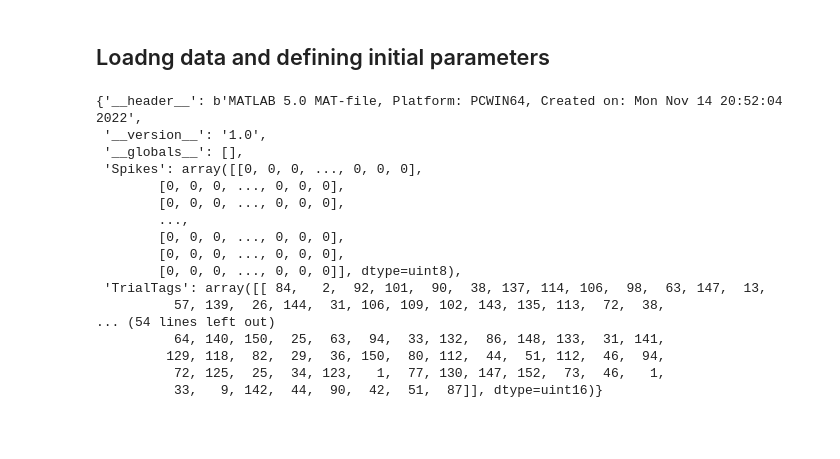
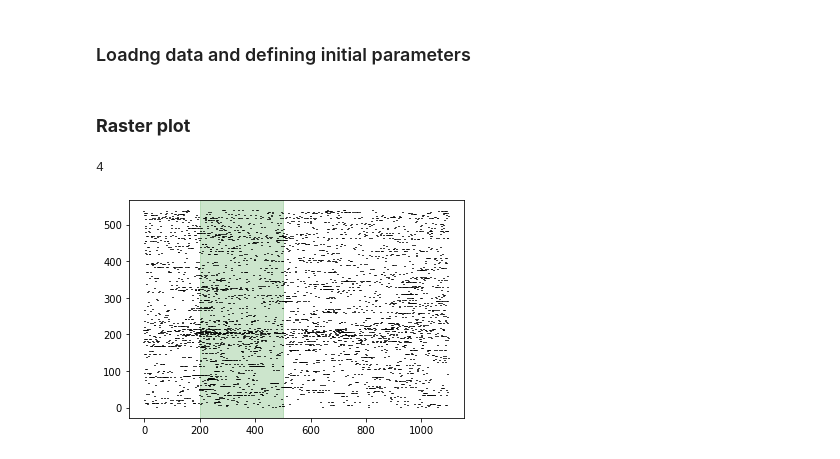
Before and after one commit to MiladQolami/Neural-Data-Analysis, a Jupyter notebook: MainCode.ipynb, the cells around one changed output. Drawn from its saved outputs; the diff is of its cells as text; code cells hidden in the pictures; blank space fills up the shorter version.

```diff
--- a/MainCode.ipynb
+++ b/MainCode.ipynb
@@ -5,27 +5,15 @@
 # %% [markdown]
-## Loadng data and defining initial parameters
+### Loadng data and defining initial parameters
 # %%
 import matplotlib.pyplot as plt
 import numpy as np
 import scipy.io as sio
+from scipy.signal import savgol_filter
+%matplotlib inline
 
-spikes = sio.loadmat('SpikesIT.mat')
-spikes
+
+spikes = sio.loadmat('spikes.mat')
+spikes = spikes['spikes']
+nTrials = np.shape(spikes)[1]
-# %% [output]
-{'__header__': b'MATLAB 5.0 MAT-file, Platform: PCWIN64, Created on: Mon Nov 14 20:52:04 2022',
- '__version__': '1.0',
- '__globals__': [],
- 'Spikes': array([[0, 0, 0, ..., 0, 0, 0],
-        [0, 0, 0, ..., 0, 0, 0],
-        [0, 0, 0, ..., 0, 0, 0],
-        ...,
-        [0, 0, 0, ..., 0, 0, 0],
-        [0, 0, 0, ..., 0, 0, 0],
-        [0, 0, 0, ..., 0, 0, 0]], dtype=uint8),
- 'TrialTags': array([[ 84,   2,  92, 101,  90,  38, 137, 114, 106,  98,  63, 147,  13,
-          57, 139,  26, 144,  31, 106, 109, 102, 143, 135, 113,  72,  38,
-... (54 lines left out)
-          64, 140, 150,  25,  63,  94,  33, 132,  86, 148, 133,  31, 141,
-         129, 118,  82,  29,  36, 150,  80, 112,  44,  51, 112,  46,  94,
-          72, 125,  25,  34, 123,   1,  77, 130, 147, 152,  73,  46,   1,
-          33,   9, 142,  44,  90,  42,  51,  87]], dtype=uint16)}
+# %% [markdown]
+### **Raster plot**
@@ -31,0 +22,11 @@ spikes
+# %%
+np.random.random_integers()
+# %% [output]
+4
+# %%
+for i in range(540):
+  plt.vlines(np.argwhere(spikes[i,:]),i-1,i)
+plt.axvspan(200,500,color = 'g',alpha=.2)
+plt.show()
+# %% [output]
+[figure, added]
```
Also changed, not shown: parts of 3 cells of this notebook.
